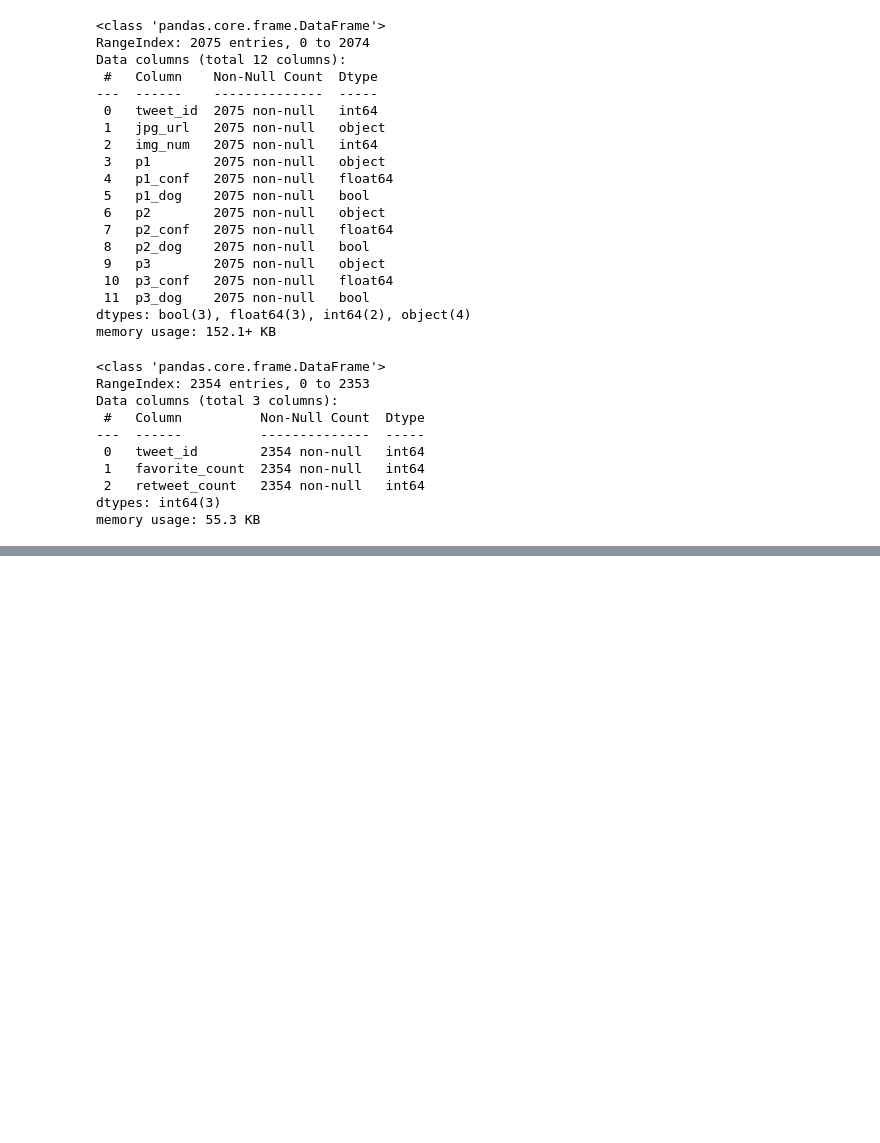
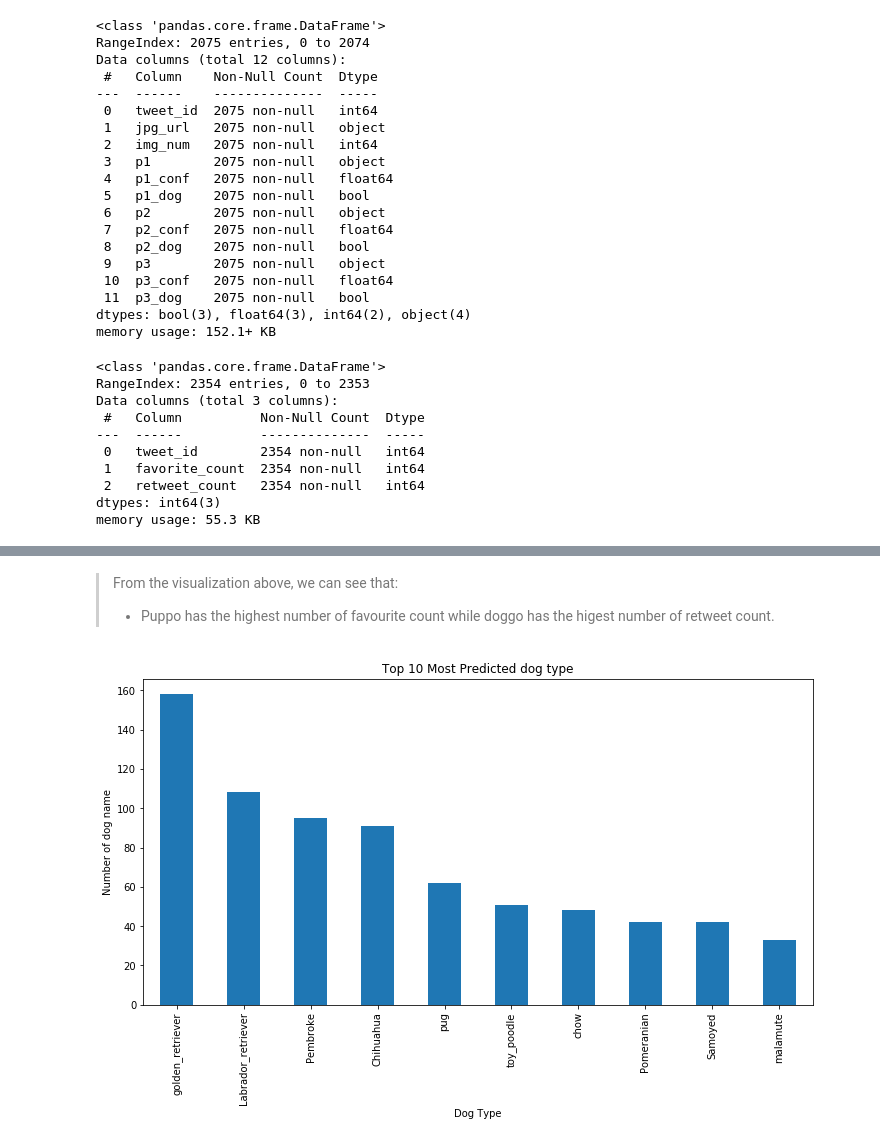
Before and after one commit to bukky24/UdacityWrangleandAnalyseData, a Jupyter notebook: wrangle_act.ipynb, the cells around one changed output, grey strips where cells are left out. Cells and saved outputs as stored; diff of their text form; code cells hidden in the pictures; blank space fills up the shorter version.

```diff
--- a/wrangle_act.ipynb
+++ b/wrangle_act.ipynb
@@ -147,0 +893,13 @@ memory usage: 55.3 KB
+# %% [markdown]
+> From the visualization above, we can see that:
+>* Puppo has the highest number of favourite count while doggo has the higest number of retweet count.
+# %%
+#Top 10 Most Predicted dog type
+dog_type = df.dog_type.value_counts().head(10)
+plt.figure(figsize=(12,6))
+dog_type.plot(kind ='bar');
+plt.title('Top 10 Most Predicted dog type')
+plt.xlabel('Dog Type')
+plt.ylabel('Number of dog name');
+# %% [output]
+[figure, added]
```
Also changed, not shown: parts of 79 cells of this notebook.
